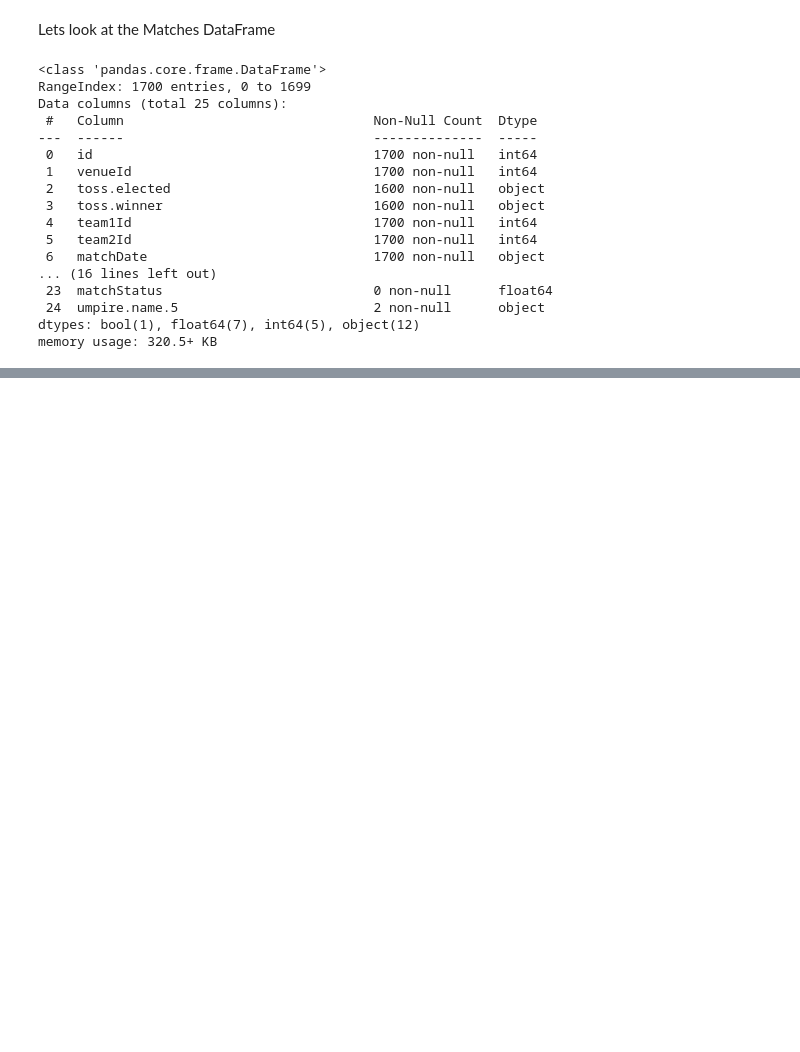
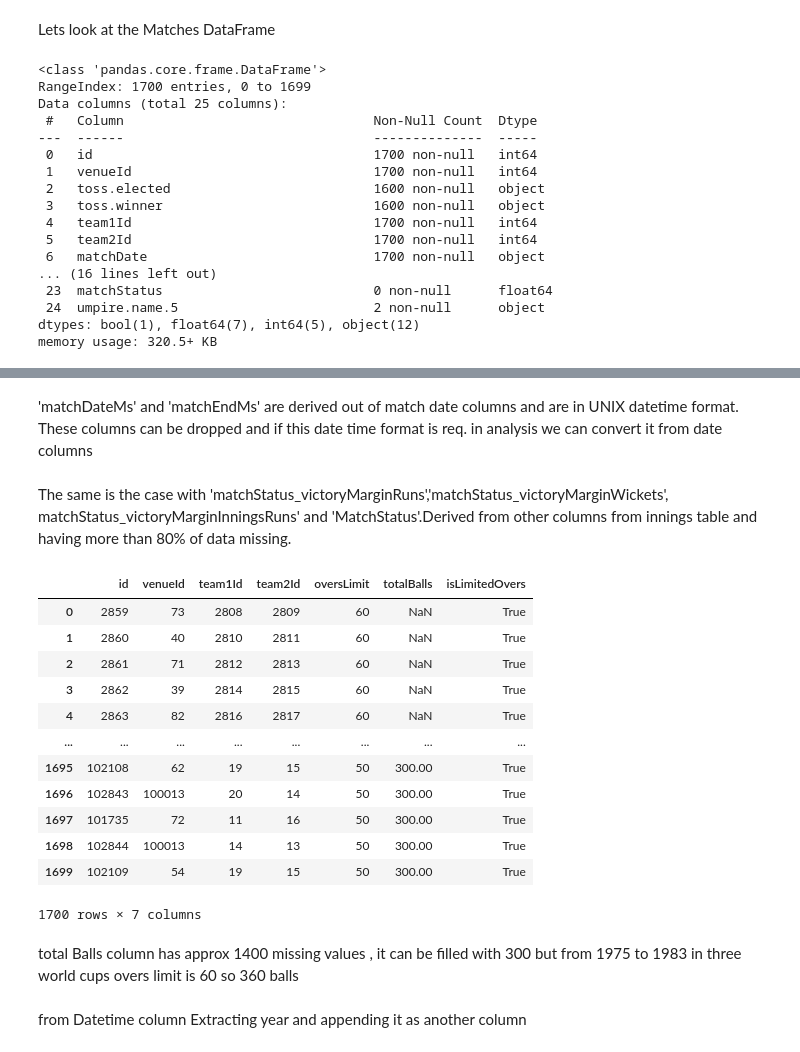
Before and after one commit to taaha3244/AtomCampAIBootcamp, a Jupyter notebook: EDA_project_cricket_world_cup_data.ipynb, the cells around one changed output, grey strips where cells are left out. Cells and saved outputs as stored; diff of their text form; code cells hidden in the pictures; blank space fills up the shorter version.

```diff
--- a/EDA_project_cricket_world_cup_data.ipynb
+++ b/EDA_project_cricket_world_cup_data.ipynb
@@ -115,0 +240,3 @@ memory usage: 320.5+ KB
+# %%
+categorical_columns = matches.select_dtypes(include=['object']).columns
+numerical_columns = matches.select_dtypes(exclude=['object']).columns
@@ -115,0 +266,2 @@ memory usage: 320.5+ KB
+# %%
+matches['matchEndDate']=matches['matchEndDate'].fillna(matches['matchDate'])
@@ -115,0 +289,27 @@ memory usage: 320.5+ KB
+# %% [markdown]
+'matchDateMs' and 'matchEndMs' are derived out of match date columns and are in UNIX datetime format. These columns can be dropped and if this date time format is req. in analysis we can convert it from date columns
+# %% [markdown]
+The same is the case with 'matchStatus_victoryMarginRuns','matchStatus_victoryMarginWickets',
+matchStatus_victoryMarginInningsRuns' and 'MatchStatus'.Derived from other columns from innings table and having more than 80% of data missing.
+# %%
+matches_num=matches[numerical_columns].drop(['matchDateMs','matchEndDateMs','matchStatus_victoryMarginRuns','matchStatus_victoryMarginWickets','matchStatus_victoryMarginInningsRuns','matchStatus'],axis=1)
+# %%
+matches_num
+# %% [output]
+|  | id | venueId | team1Id | team2Id | oversLimit | totalBalls | isLimitedOvers |
+| 0 | 2859 | 73 | 2808 | 2809 | 60 | NaN | True |
+| 1 | 2860 | 40 | 2810 | 2811 | 60 | NaN | True |
+| 2 | 2861 | 71 | 2812 | 2813 | 60 | NaN | True |
+| 3 | 2862 | 39 | 2814 | 2815 | 60 | NaN | True |
+| 4 | 2863 | 82 | 2816 | 2817 | 60 | NaN | True |
+| ... | ... | ... | ... | ... | ... | ... | ... |
+| 1695 | 102108 | 62 | 19 | 15 | 50 | 300.00 | True |
+| 1696 | 102843 | 100013 | 20 | 14 | 50 | 300.00 | True |
+| 1697 | 101735 | 72 | 11 | 16 | 50 | 300.00 | True |
+| 1698 | 102844 | 100013 | 14 | 13 | 50 | 300.00 | True |
+| 1699 | 102109 | 54 | 19 | 15 | 50 | 300.00 | True |
+1700 rows × 7 columns
+# %% [markdown]
+total Balls column has approx 1400 missing values , it can be filled with 300 but from 1975 to 1983 in three world cups overs limit is 60 so 360 balls
+# %% [markdown]
+from Datetime column Extracting year and appending it as another column
```
Also changed, not shown: parts of 59 cells of this notebook.
